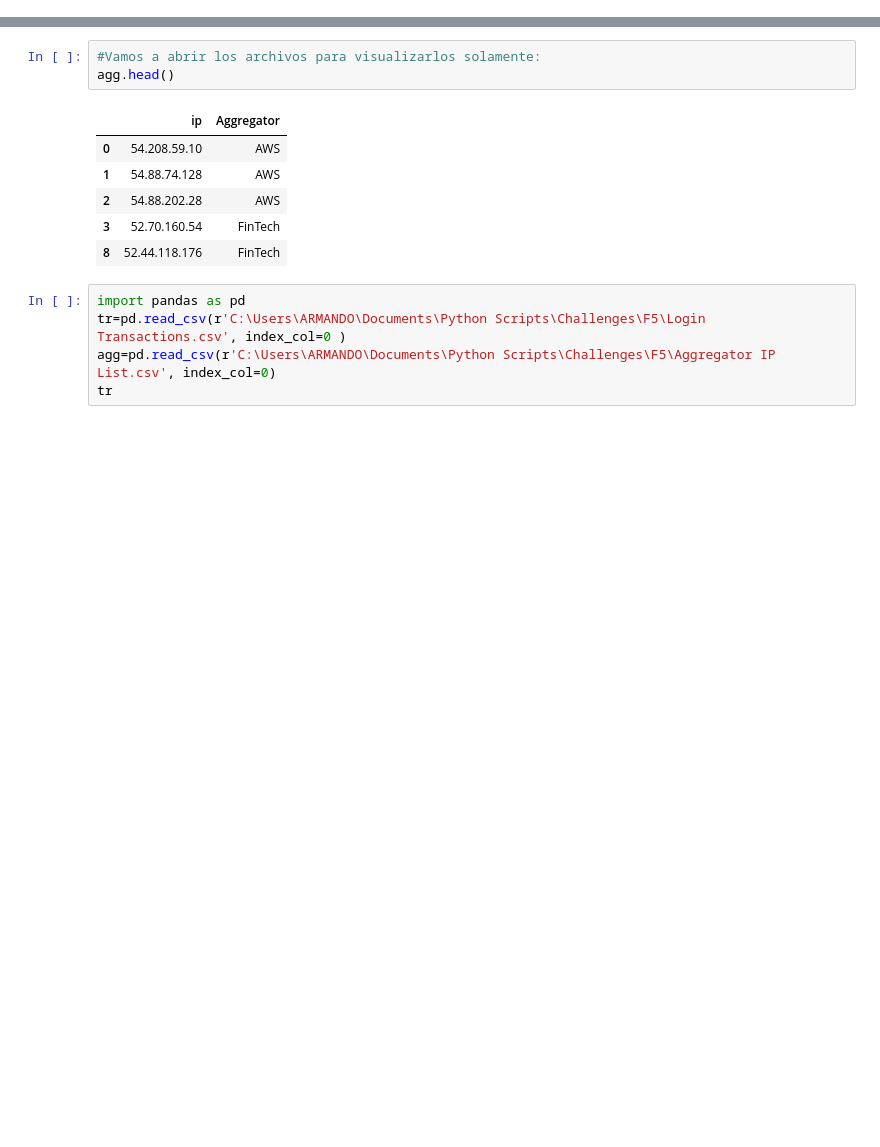
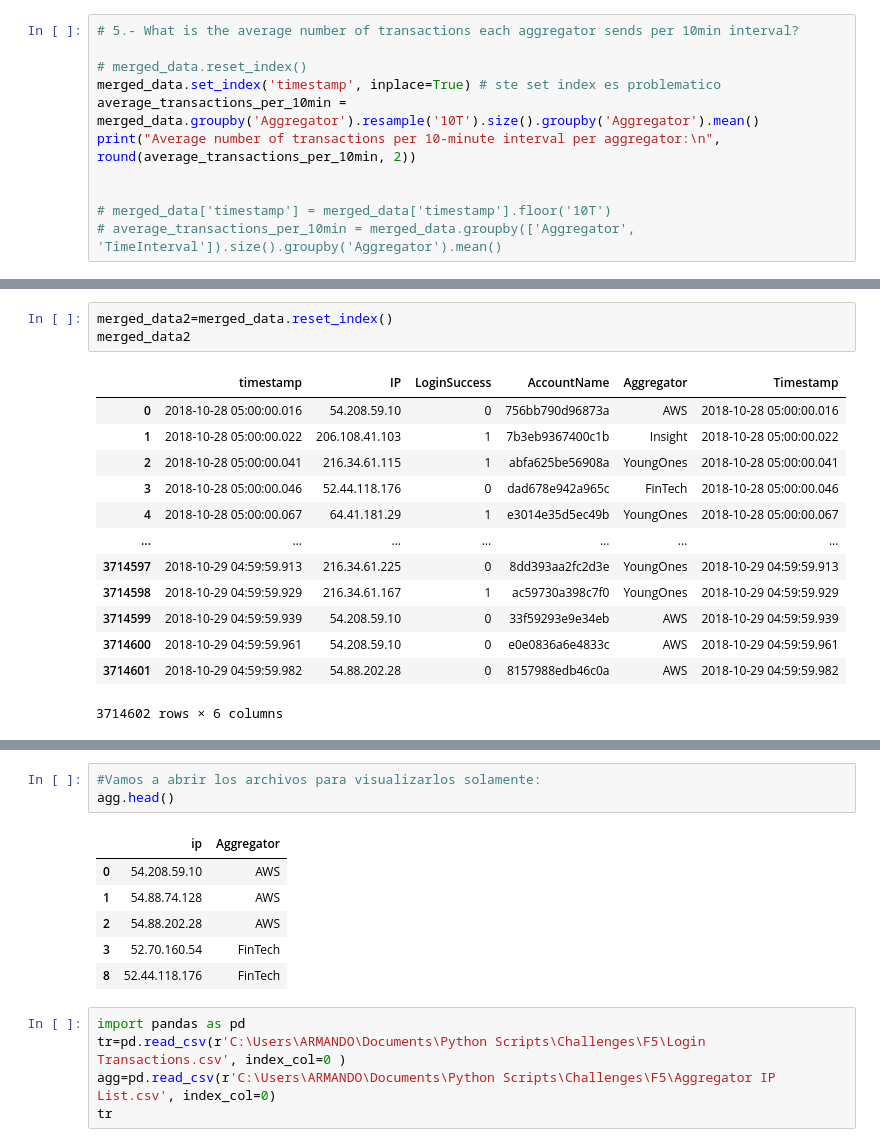
Before and after one commit to armand-analytics/analytical_problems, a Jupyter notebook: solve.ipynb, the cells around one changed output, grey strips where cells are left out. Saved outputs shown, nothing was run; the diff lists cells and outputs as text; blank space fills up the shorter version.

```diff
--- a/solve.ipynb
+++ b/solve.ipynb
@@ -116,0 +250,11 @@ KeyError: 'IP'
+# %%
+# 5.- What is the average number of transactions each aggregator sends per 10min interval?
+
+# merged_data.reset_index()
+merged_data.set_index('timestamp', inplace=True) # ste set index es problematico
+average_transactions_per_10min = merged_data.groupby('Aggregator').resample('10T').size().groupby('Aggregator').mean()
+print("Average number of transactions per 10-minute interval per aggregator:\n", round(average_transactions_per_10min, 2))
+
+
+# merged_data['timestamp'] = merged_data['timestamp'].floor('10T')
+# average_transactions_per_10min = merged_data.groupby(['Aggregator', 'TimeInterval']).size().groupby('Aggregator').mean()
@@ -116,0 +271,17 @@ KeyError: 'IP'
+# %%
+merged_data2=merged_data.reset_index()
+merged_data2
+# %% [output]
+|  | timestamp | IP | LoginSuccess | AccountName | Aggregator | Timestamp |
+| 0 | 2018-10-28 05:00:00.016 | 54.208.59.10 | 0 | 756bb790d96873a | AWS | 2018-10-28 05:00:00.016 |
+| 1 | 2018-10-28 05:00:00.022 | 206.108.41.103 | 1 | 7b3eb9367400c1b | Insight | 2018-10-28 05:00:00.022 |
+| 2 | 2018-10-28 05:00:00.041 | 216.34.61.115 | 1 | abfa625be56908a | YoungOnes | 2018-10-28 05:00:00.041 |
+| 3 | 2018-10-28 05:00:00.046 | 52.44.118.176 | 0 | dad678e942a965c | FinTech | 2018-10-28 05:00:00.046 |
+| 4 | 2018-10-28 05:00:00.067 | 64.41.181.29 | 1 | e3014e35d5ec49b | YoungOnes | 2018-10-28 05:00:00.067 |
+| ... | ... | ... | ... | ... | ... | ... |
+| 3714597 | 2018-10-29 04:59:59.913 | 216.34.61.225 | 0 | 8dd393aa2fc2d3e | YoungOnes | 2018-10-29 04:59:59.913 |
+| 3714598 | 2018-10-29 04:59:59.929 | 216.34.61.167 | 1 | ac59730a398c7f0 | YoungOnes | 2018-10-29 04:59:59.929 |
+| 3714599 | 2018-10-29 04:59:59.939 | 54.208.59.10 | 0 | 33f59293e9e34eb | AWS | 2018-10-29 04:59:59.939 |
+| 3714600 | 2018-10-29 04:59:59.961 | 54.208.59.10 | 0 | e0e0836a6e4833c | AWS | 2018-10-29 04:59:59.961 |
+| 3714601 | 2018-10-29 04:59:59.982 | 54.88.202.28 | 0 | 8157988edb46c0a | AWS | 2018-10-29 04:59:59.982 |
+3714602 rows × 6 columns
```
Also changed, not shown: parts of 19 cells of this notebook.
